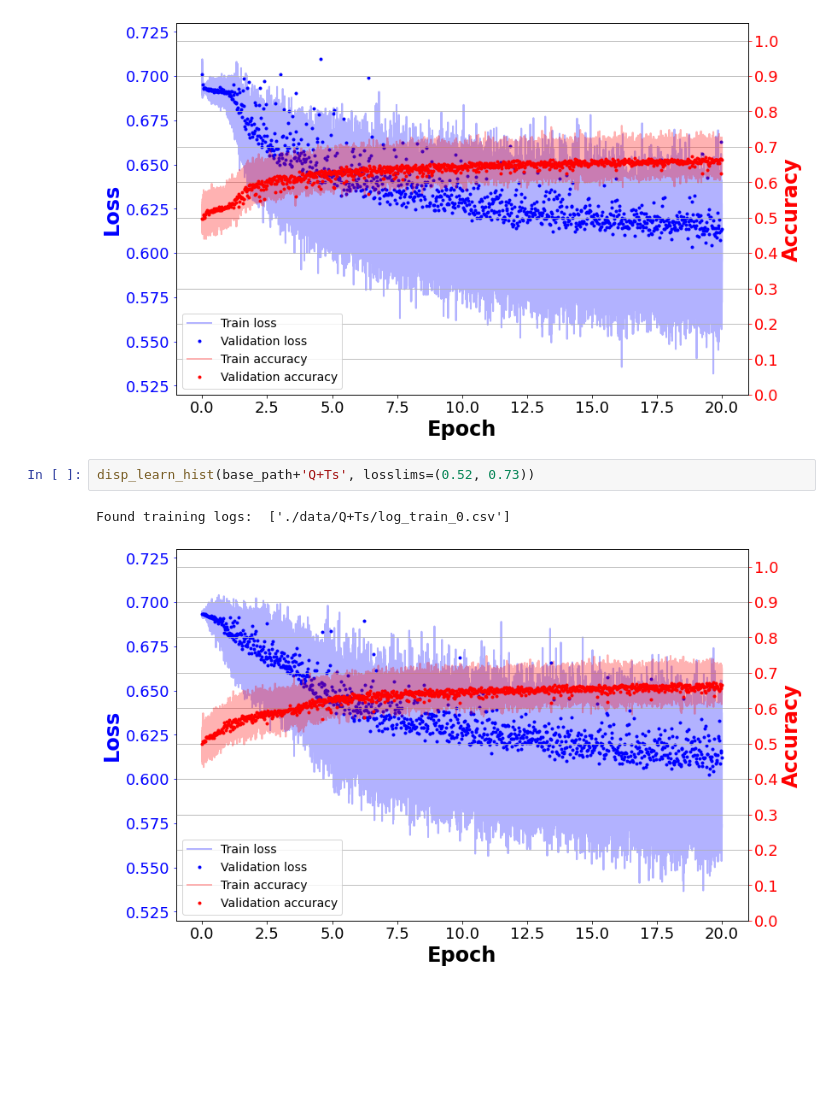
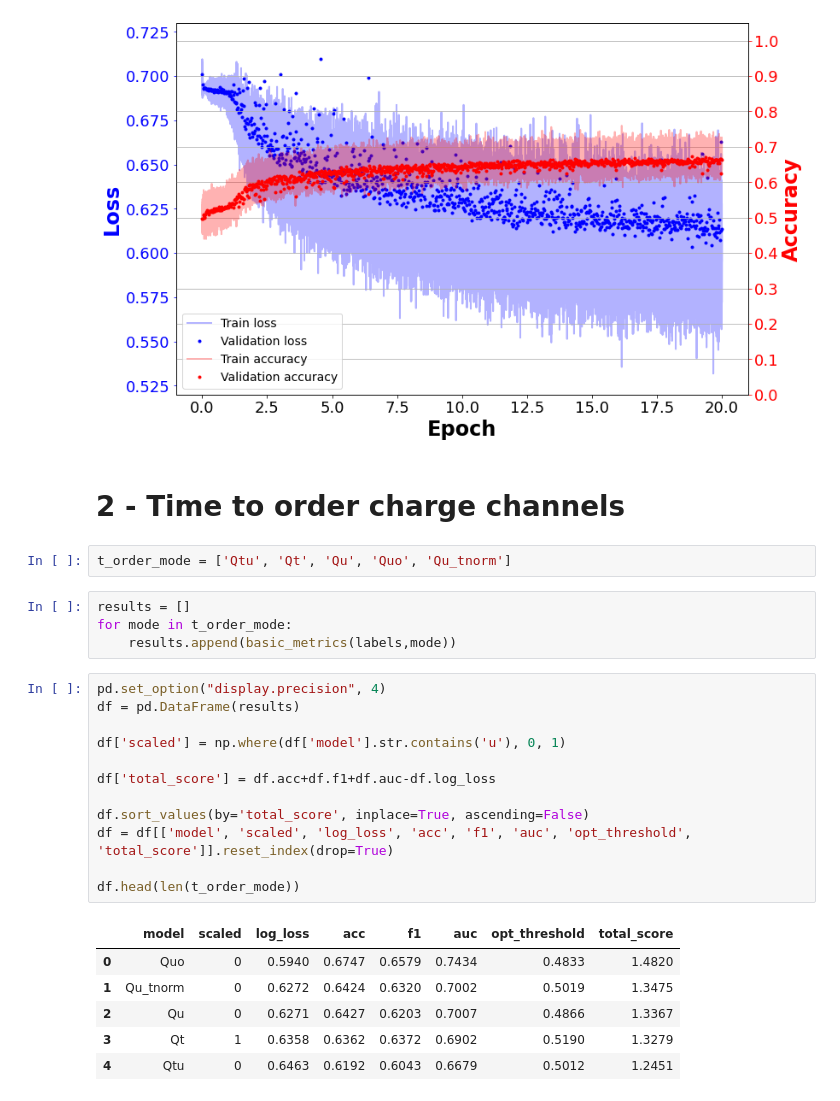
Before and after one commit to inakierregueab/WatChMaL, a Jupyter notebook: xps/time_as_channel/exploration.ipynb, the cells around one changed output. Saved outputs shown, nothing was run; the diff lists cells and outputs as text; blank space fills up the shorter version.

```diff
--- a/xps/time_as_channel/exploration.ipynb
+++ b/xps/time_as_channel/exploration.ipynb
@@ -213,8 +213,30 @@ disp_learn_hist(base_path+'Q+T', losslims=(0.52, 0.73))
 # %% [output]
 Found training logs:  ['./data/Q+T/log_train_0.csv']
 [figure]
-# %%
-disp_learn_hist(base_path+'Q+Ts', losslims=(0.52, 0.73))
-# %% [output]
-Found training logs:  ['./data/Q+Ts/log_train_0.csv']
-[figure, removed]
+# %% [markdown]
+# 2 - Time to order charge channels
+# %%
+t_order_mode = ['Qtu', 'Qt', 'Qu', 'Quo', 'Qu_tnorm']
+# %%
+results = []
+for mode in t_order_mode:
+    results.append(basic_metrics(labels,mode))
+# %%
+pd.set_option("display.precision", 4)
+df = pd.DataFrame(results)
+
+df['scaled'] = np.where(df['model'].str.contains('u'), 0, 1)
+
+df['total_score'] = df.acc+df.f1+df.auc-df.log_loss
+
+df.sort_values(by='total_score', inplace=True, ascending=False)
+df = df[['model', 'scaled', 'log_loss', 'acc', 'f1', 'auc', 'opt_threshold', 'total_score']].reset_index(drop=True)
+
+df.head(len(t_order_mode))
+# %% [output]
+|  | model | scaled | log_loss | acc | f1 | auc | opt_threshold | total_score |
+| 0 | Quo | 0 | 0.5940 | 0.6747 | 0.6579 | 0.7434 | 0.4833 | 1.4820 |
+| 1 | Qu_tnorm | 0 | 0.6272 | 0.6424 | 0.6320 | 0.7002 | 0.5019 | 1.3475 |
+| 2 | Qu | 0 | 0.6271 | 0.6427 | 0.6203 | 0.7007 | 0.4866 | 1.3367 |
+| 3 | Qt | 1 | 0.6358 | 0.6362 | 0.6372 | 0.6902 | 0.5190 | 1.3279 |
+| 4 | Qtu | 0 | 0.6463 | 0.6192 | 0.6043 | 0.6679 | 0.5012 | 1.2451 |
```
Also changed, not shown: parts of 9 cells of this notebook, 12 other files.
